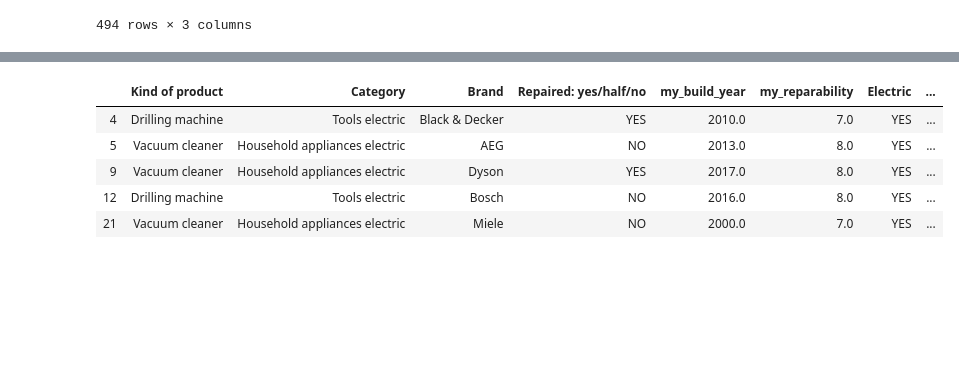
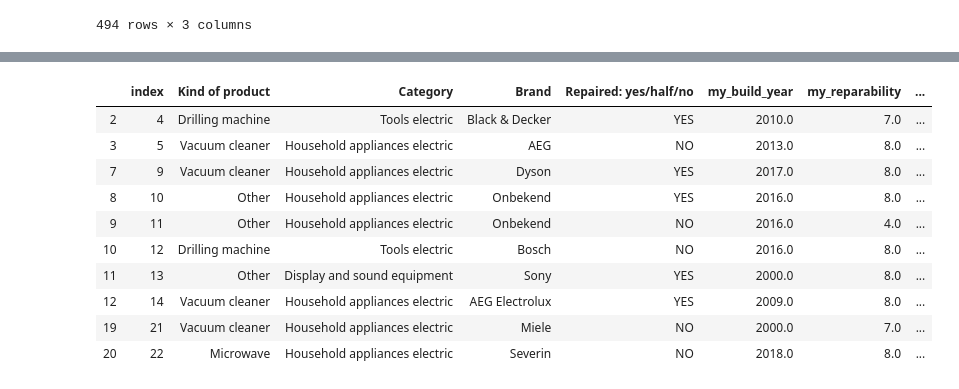
Before and after one commit to JeanMILPIED/Repair, a Jupyter notebook: Repair_cafe.ipynb, the cells around one changed output, grey strips where cells are left out. Drawn from its saved outputs; the diff is of its cells as text; code cells hidden in the pictures; blank space fills up the shorter version.

```diff
--- a/Repair_cafe.ipynb
+++ b/Repair_cafe.ipynb
@@ -349,0 +384,7 @@ dtype: int64
+# %%
+#we replace the remaining values by the mean values of my_build_year and my_reparability
+values={"my_build_year":np.mean(data_set_final_ML.loc[:,"my_build_year"]),"my_reparability":np.mean(data_set_final_ML.loc[:,"my_reparability"])}
+data_set_final_ML.fillna(value=values)
+
+data_set_final_ML=data_set_final_ML.dropna(subset=['my_build_year', 'my_reparability'])
+print(data_set_final_ML.isna().sum())
@@ -350,6 +400,7 @@ dtype: int64
 # %%
-# we remove the textile and Other categories which are out of scope
+# we remove the textile, Furniture and Other categories which are out of scope
 data_set_final_ML = data_set_final_ML.drop(data_set_final_ML[data_set_final_ML['Category'] =="Textile"].index)
 data_set_final_ML = data_set_final_ML.drop(data_set_final_ML[data_set_final_ML['Category'] =="Other"].index)
+data_set_final_ML = data_set_final_ML.drop(data_set_final_ML[data_set_final_ML['Category'] =="Furniture"].index)
 data_set_final_ML.shape
 # %% [output]
@@ -363,10 +414,11 @@ data_set_final_ML.groupby(by=['Category','Kind of product', 'Brand']).count().il
 data_set_final_ML["my_dumb_column"]=data_set_final_ML["Category"]+data_set_final_ML["Kind of product"]+data_set_final_ML["Brand"]
 my_counts=data_set_final_ML["my_dumb_column"].value_counts()
 #we set a threshold
-threshold = 10
+threshold = 2
 data_set_final_ML_good= data_set_final_ML[~data_set_final_ML['my_dumb_column'].isin(my_counts[my_counts < threshold].index)]
 data_set_final_ML_good=data_set_final_ML_good.drop(columns="my_dumb_column")
 data_set_final_ML_good.shape
 
-#we keep 8063 observations for a threshold of 10
+#we keep 9547 observations for a threshold of 5
+# we keep 11566 observations for a threshold of 2
 # %% [output]
@@ -384,0 +437,5 @@ data_set_final_ML_good.shape
+# %%
+# we create an age category feature
+data_set_final_ML_good["age"]=2019-data_set_final_ML_good["my_build_year"]
+data_set_final_ML_good["age_cat"]=["fresh" if my_age<2 else "ado" if my_age<8 and my_age>=2 else "old" if my_age<20 and my_age>=8 else "very_old" for my_age in data_set_final_ML_good["age"]]
+data_set_final_ML_good
@@ -397,21 +468,30 @@ SEED=222
 # %%
 # we can create labels for the categorical variables
 data_set_final_ML_good.Category=pd.Categorical(data_set_final_ML_good.Category)
 data_set_final_ML_good["Category_label"]=data_set_final_ML_good.Category.cat.codes
 data_set_final_ML_good["Kind of product"]=pd.Categorical(data_set_final_ML_good["Kind of product"])
 data_set_final_ML_good["Kindofproduct_label"]=data_set_final_ML_good["Kind of product"].cat.codes
 data_set_final_ML_good["Brand"]=pd.Categorical(data_set_final_ML_good["Brand"])
 data_set_final_ML_good["Brand_label"]=data_set_final_ML_good["Brand"].cat.codes
 data_set_final_ML_good["Repaired: yes/half/no"]=pd.Categorical(data_set_final_ML_good["Repaired: yes/half/no"])
 data_set_final_ML_good["Repaired_label"]=data_set_final_ML_good["Repaired: yes/half/no"].cat.codes
 data_set_final_ML_good["Electric"]=pd.Categorical(data_set_final_ML_good["Electric"])
 data_set_final_ML_good["Electric_label"]=data_set_final_ML_good["Electric"].cat.codes
+data_set_final_ML_good["my_reparability"]=pd.Categorical(data_set_final_ML_good["my_reparability"])
+data_set_final_ML_good["my_repar_label"]=data_set_final_ML_good["my_reparability"].cat.codes
+data_set_final_ML_good["age_cat"]=pd.Categorical(data_set_final_ML_good["age_cat"])
+data_set_final_ML_good["age_cat_label"]=data_set_final_ML_good["age_cat"].cat.codes
 
-data_set_final_ML_good.head(5)
+data_set_final_ML_good.head(10)
 # %% [output]
-|  | Kind of product | Category | Brand | Repaired: yes/half/no | my_build_year | my_reparability | Electric | ... |
-| 4 | Drilling machine | Tools electric | Black & Decker | YES | 2010.0 | 7.0 | YES | ... |
-| 5 | Vacuum cleaner | Household appliances electric | AEG | NO | 2013.0 | 8.0 | YES | ... |
-| 9 | Vacuum cleaner | Household appliances electric | Dyson | YES | 2017.0 | 8.0 | YES | ... |
-| 12 | Drilling machine | Tools electric | Bosch | NO | 2016.0 | 8.0 | YES | ... |
-| 21 | Vacuum cleaner | Household appliances electric | Miele | NO | 2000.0 | 7.0 | YES | ... |
+|  | index | Kind of product | Category | Brand | Repaired: yes/half/no | my_build_year | my_reparability | ... |
+| 2 | 4 | Drilling machine | Tools electric | Black & Decker | YES | 2010.0 | 7.0 | ... |
+| 3 | 5 | Vacuum cleaner | Household appliances electric | AEG | NO | 2013.0 | 8.0 | ... |
+| 7 | 9 | Vacuum cleaner | Household appliances electric | Dyson | YES | 2017.0 | 8.0 | ... |
+| 8 | 10 | Other | Household appliances electric | Onbekend | YES | 2016.0 | 8.0 | ... |
+| 9 | 11 | Other | Household appliances electric | Onbekend | NO | 2016.0 | 4.0 | ... |
+| 10 | 12 | Drilling machine | Tools electric | Bosch | NO | 2016.0 | 8.0 | ... |
+| 11 | 13 | Other | Display and sound equipment | Sony | YES | 2000.0 | 8.0 | ... |
+| 12 | 14 | Vacuum cleaner | Household appliances electric | AEG Electrolux | YES | 2009.0 | 8.0 | ... |
+| 19 | 21 | Vacuum cleaner | Household appliances electric | Miele | NO | 2000.0 | 7.0 | ... |
+| 20 | 22 | Microwave | Household appliances electric | Severin | NO | 2018.0 | 8.0 | ... |
```
Also changed, not shown: parts of 23 cells of this notebook.
